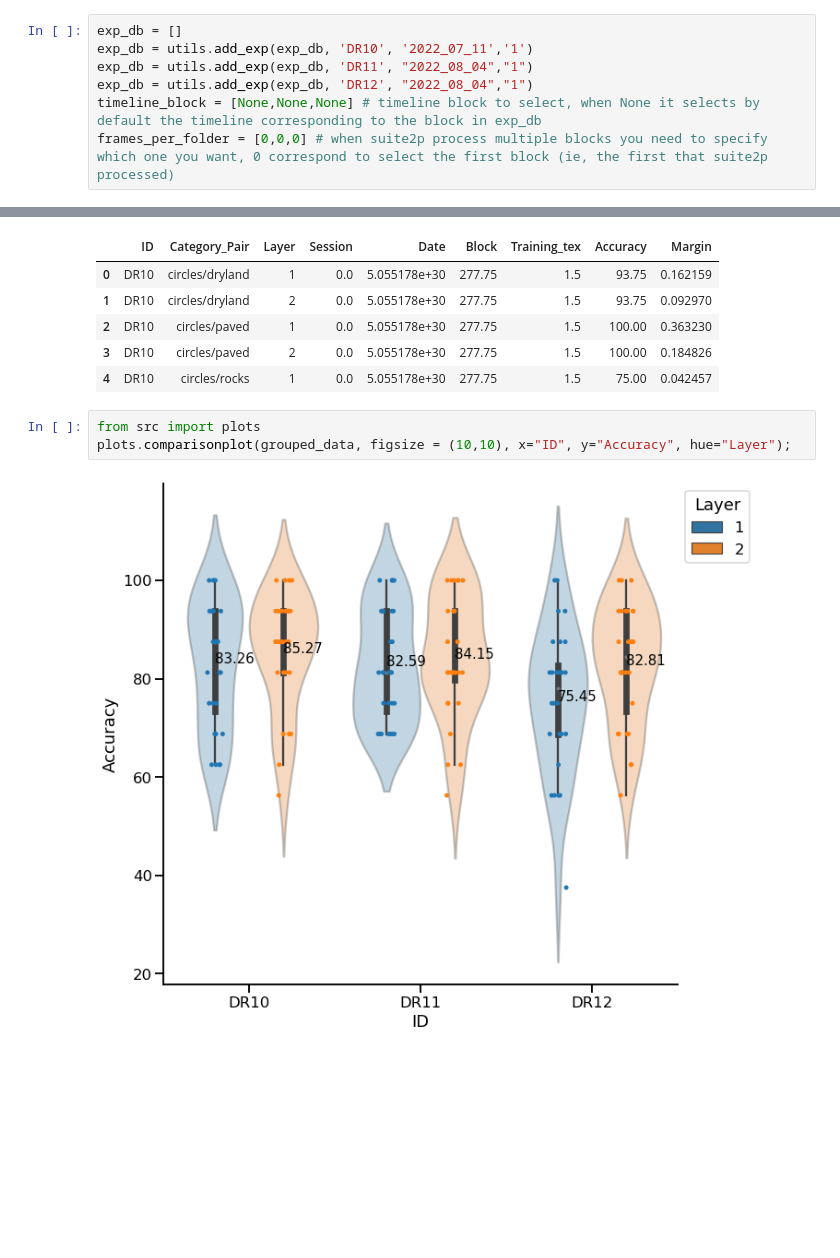
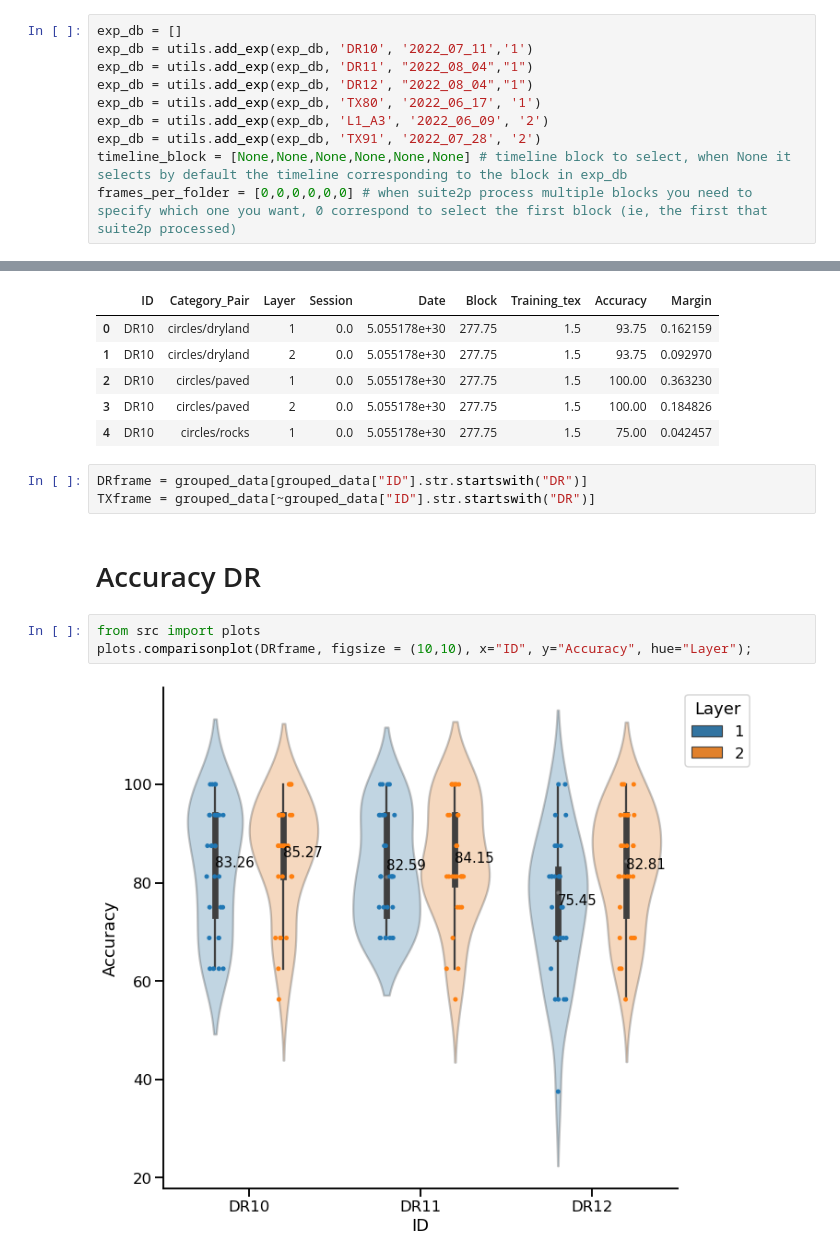
Before and after one commit to NunezKant/Dprime, a Jupyter notebook: PassiveStim/scripts/Minimal load example.ipynb, the cells around one changed output, grey strips where cells are left out. Saved outputs shown, nothing was run; the diff lists cells and outputs as text; blank space fills up the shorter version.

```diff
--- a/PassiveStim/scripts/Minimal load example.ipynb
+++ b/PassiveStim/scripts/Minimal load example.ipynb
@@ -25,8 +26,11 @@ exp_db = []
 exp_db = utils.add_exp(exp_db, 'DR10', '2022_07_11','1')
 exp_db = utils.add_exp(exp_db, 'DR11', "2022_08_04","1")
 exp_db = utils.add_exp(exp_db, 'DR12', "2022_08_04","1")
-timeline_block = [None,None,None] # timeline block to select, when None it selects by default the timeline corresponding to the block in exp_db
-frames_per_folder = [0,0,0] # when suite2p process multiple blocks you need to specify which one you want, 0 correspond to select the first block (ie, the first that suite2p processed)
+exp_db = utils.add_exp(exp_db, 'TX80', '2022_06_17', '1')
+exp_db = utils.add_exp(exp_db, 'L1_A3', '2022_06_09', '2')
+exp_db = utils.add_exp(exp_db, 'TX91', '2022_07_28', '2')
+timeline_block = [None,None,None,None,None,None] # timeline block to select, when None it selects by default the timeline corresponding to the block in exp_db
+frames_per_folder = [0,0,0,0,0,0] # when suite2p process multiple blocks you need to specify which one you want, 0 correspond to select the first block (ie, the first that suite2p processed)
 # %%
 Sessions = utils.build_sessions(exp_db, frames_per_folder, timeline_block, dual_plane=True, baseline=True)
 # %% [output]
@@ -127,8 +143,13 @@ grouped_data.head()
 | 2 | DR10 | circles/paved | 1 | 0.0 | 5.055178e+30 | 277.75 | 1.5 | 100.00 | 0.363230 |
 | 3 | DR10 | circles/paved | 2 | 0.0 | 5.055178e+30 | 277.75 | 1.5 | 100.00 | 0.184826 |
 | 4 | DR10 | circles/rocks | 1 | 0.0 | 5.055178e+30 | 277.75 | 1.5 | 75.00 | 0.042457 |
+# %%
+DRframe = grouped_data[grouped_data["ID"].str.startswith("DR")]
+TXframe = grouped_data[~grouped_data["ID"].str.startswith("DR")]
+# %% [markdown]
+# Accuracy DR
 # %%
 from src import plots
-plots.comparisonplot(grouped_data, figsize = (10,10), x="ID", y="Accuracy", hue="Layer");
+plots.comparisonplot(DRframe, figsize = (10,10), x="ID", y="Accuracy", hue="Layer");
 # %% [output]
-[figure, old version]
+[figure, new version]
```
Also changed, not shown: parts of 13 cells of this notebook, 2 other files.
